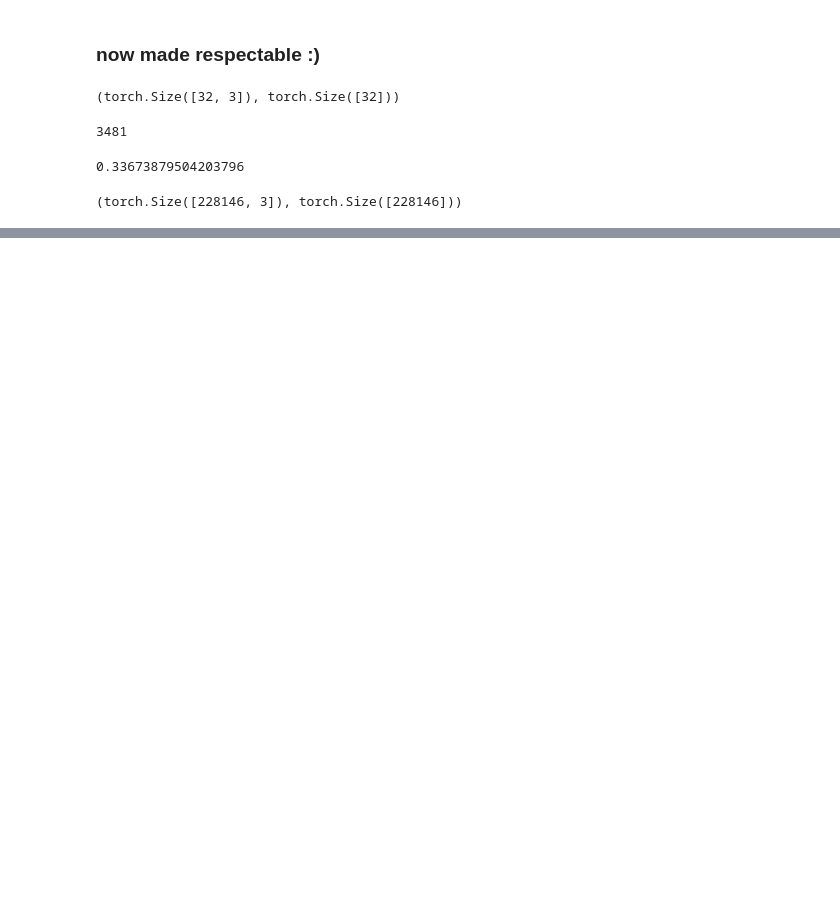
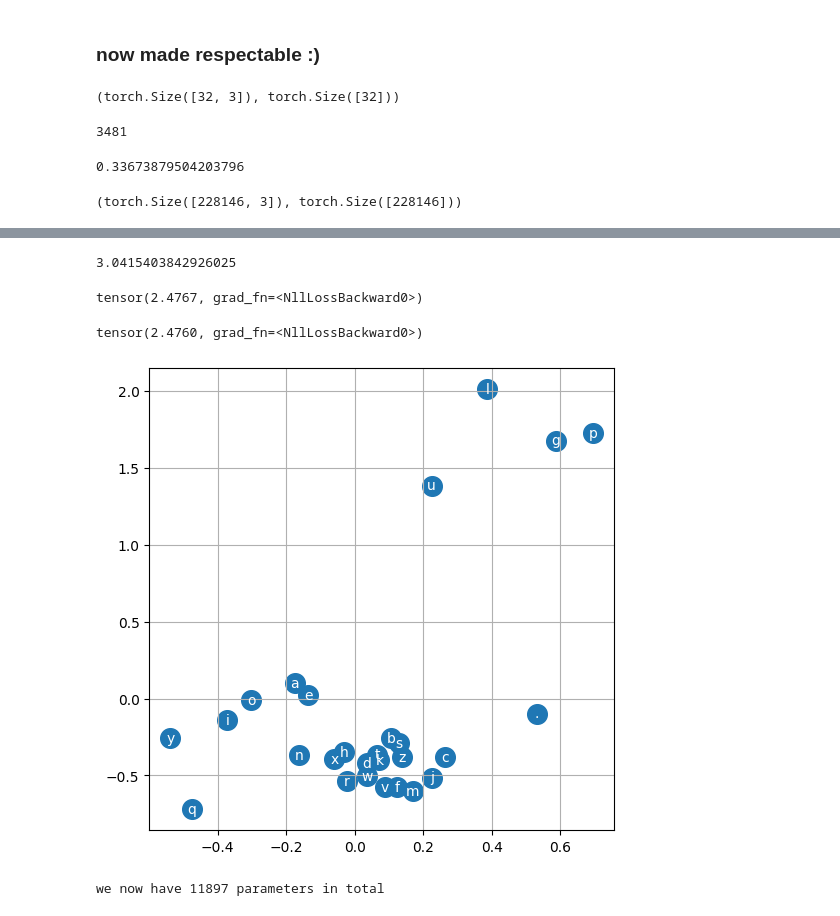
Before and after one commit to rotemfogel/nn-zero-to-hero, a Jupyter notebook: makemore/makemore_part2_mlp.ipynb, the cells around one changed output, grey strips where cells are left out. Saved outputs shown, nothing was run; the diff lists cells and outputs as text; code cells hidden in the pictures; blank space fills up the shorter version.

```diff
--- a/makemore/makemore_part2_mlp.ipynb
+++ b/makemore/makemore_part2_mlp.ipynb
@@ -316,0 +407,12 @@ for _ in range(10):
+# %%
+# reset the network
+g = torch.Generator().manual_seed(2147483647) # for reproducibility
+C = torch.randn((27, 2), generator=g)
+w1 = torch.randn((6, 100), generator=g)
+b1 = torch.randn(100, generator=g)
+w2 = torch.randn((100, 27), generator=g)
+b2 = torch.randn(27, generator=g)
+parameters = [C, w1, b1, w2, b2]
+
+for p in parameters:
+    p.requires_grad = True
@@ -316,0 +437,51 @@ for _ in range(10):
+# %%
+# result after a single batch
+print(loss.item())
+# %% [output]
+3.0415403842926025
+# %%
+# evaluate using the dev dataset
+emb = C[Xdev] # (32, 2, 2)
+h = torch.tanh(emb.view(-1, 6) @ w1 + b1) # (32,100)
+logits = h @ w2 + b2 # (32, 27)
+loss = F.cross_entropy(logits, Ydev)
+loss
+# %% [output]
+tensor(2.4767, grad_fn=<NllLossBackward0>)
+# %%
+# evaluate using the training dataset
+emb = C[Xtr] # (32, 2, 2)
+h = torch.tanh(emb.view(-1, 6) @ w1 + b1) # (32,100)
+logits = h @ w2 + b2 # (32, 27)
+loss = F.cross_entropy(logits, Ytr)
+loss
+# %% [output]
+tensor(2.4760, grad_fn=<NllLossBackward0>)
+# %%
+# visualize dimensions 0 and 1 of the embedding matrix C for all characters
+plt.figure(figsize=(6,6))
+plt.scatter(C[:,0].data, C[:,1].data, s=200)
+for i in range(C.shape[0]):
+    plt.text(C[i,0].item(), C[i,1].item(), itos[i], ha="center", va="center", color='white')
+plt.grid('minor')
+# %% [output]
+[figure, added]
+# %%
+# same loss more or less. We are underfitting.
+# this means that the network is really small.
+# we can scale up the size of the NN
+# the easiest way is to increase the hidden layer to 3000 and the embeddings from 2 to 10 dimensions
+# reset the network
+g = torch.Generator().manual_seed(2147483647) # for reproducibility
+C = torch.randn((27, 10), generator=g)
+w1 = torch.randn((30, 200), generator=g)
+b1 = torch.randn(200, generator=g)
+w2 = torch.randn((200, 27), generator=g)
+b2 = torch.randn(27, generator=g)
+parameters = [C, w1, b1, w2, b2]
+
+print(f'we now have {sum(p.nelement() for p in parameters)} parameters in total')
+for p in parameters:
+    p.requires_grad = True
+# %% [output]
+we now have 11897 parameters in total
```
Also changed, not shown: parts of 19 cells of this notebook.
